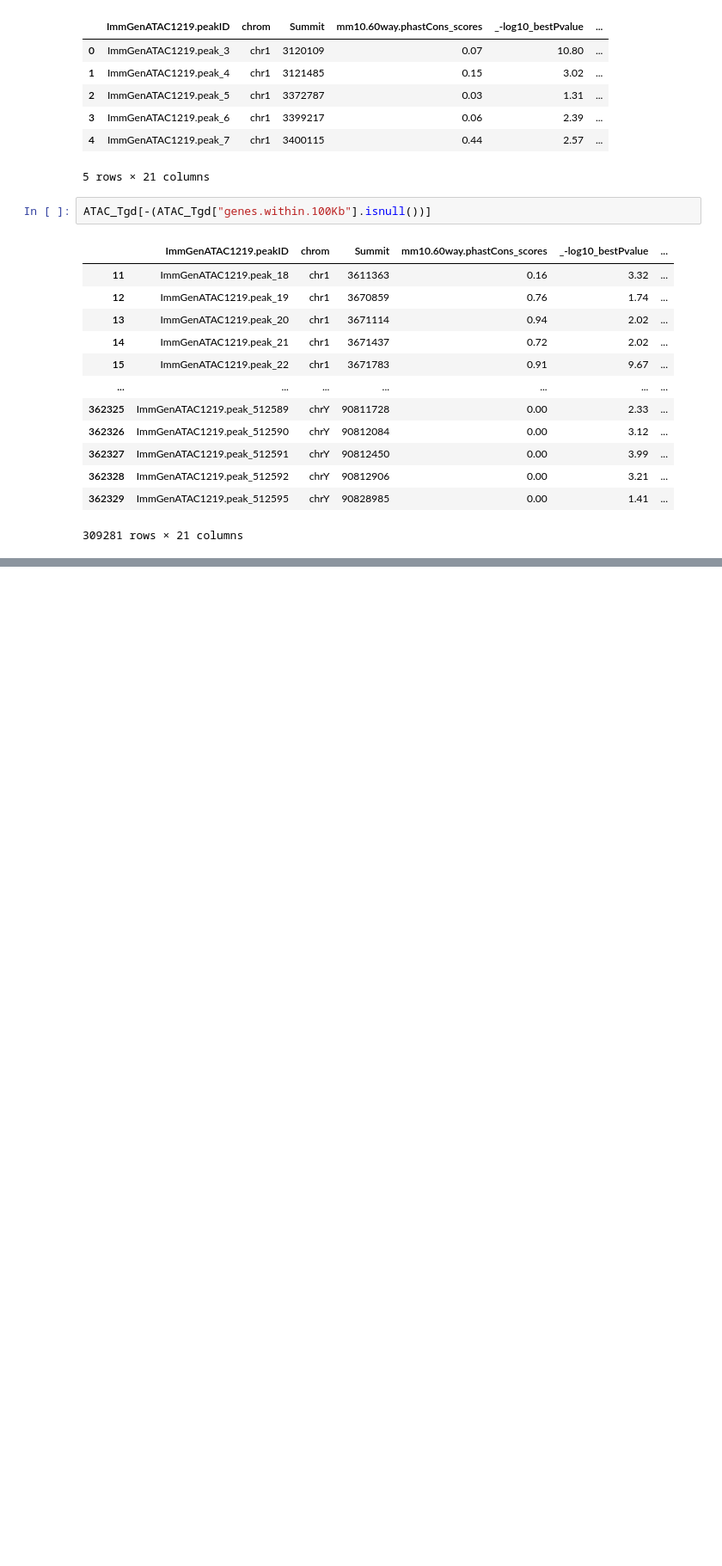
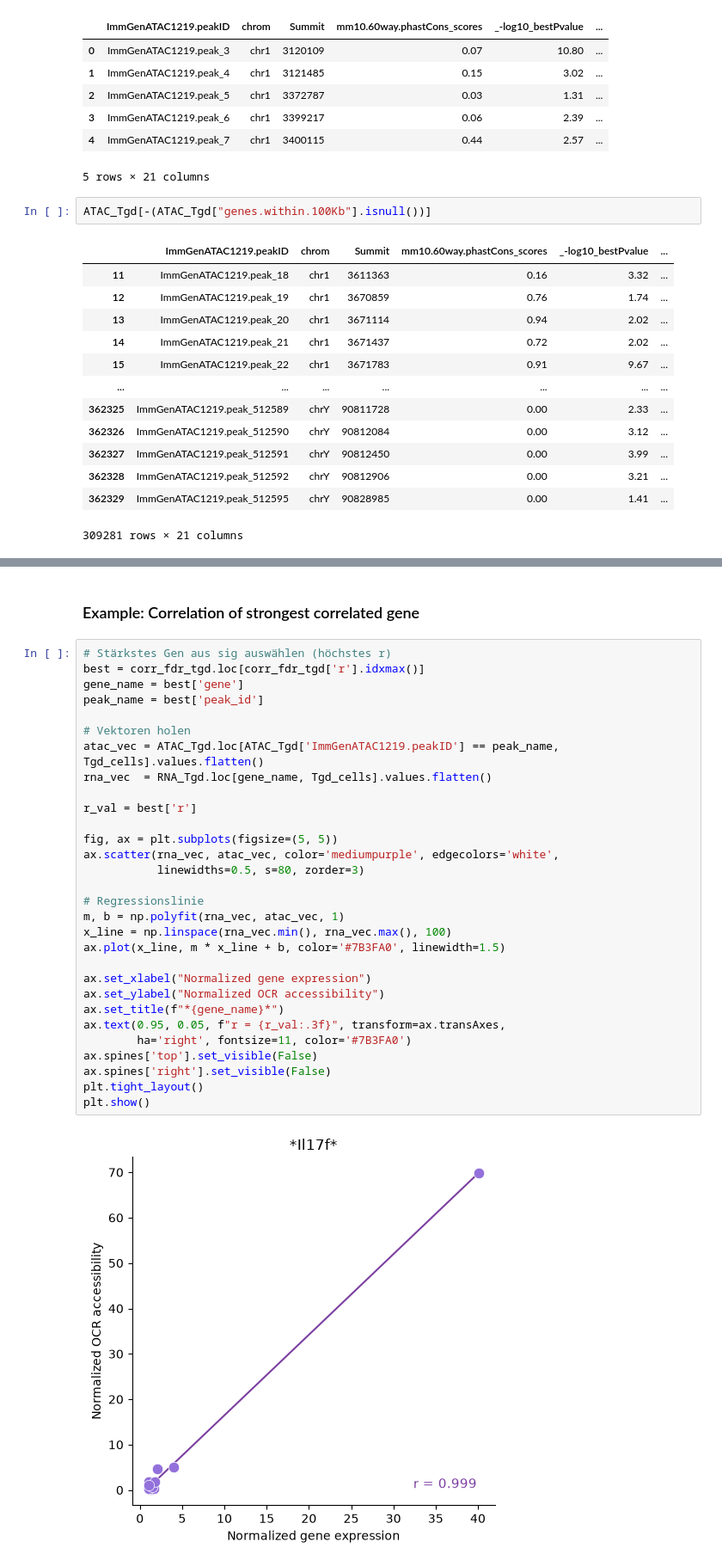
Before and after one commit to datascience-mobi-2026/topic04_team03, a Jupyter notebook: Jupyter_Lotta copy.ipynb, the cells around one changed output, grey strips where cells are left out. Shown at 86% size. Cells and saved outputs as stored; diff of their text form; blank space fills up the shorter version.

Commit message:
2.3 Correlation fertig

```diff
--- a/Jupyter_Lotta copy.ipynb
+++ b/Jupyter_Lotta copy.ipynb
@@ -467,0 +869,34 @@ results_corr.head()
+# %% [markdown]
+<h3> Example: Correlation of strongest correlated gene
+# %%
+# Stärkstes Gen aus sig auswählen (höchstes r)
+best = corr_fdr_tgd.loc[corr_fdr_tgd['r'].idxmax()]
+gene_name = best['gene']
+peak_name = best['peak_id']
+
+# Vektoren holen
+atac_vec = ATAC_Tgd.loc[ATAC_Tgd['ImmGenATAC1219.peakID'] == peak_name, Tgd_cells].values.flatten()
+rna_vec  = RNA_Tgd.loc[gene_name, Tgd_cells].values.flatten()
+
+r_val = best['r']
+
+fig, ax = plt.subplots(figsize=(5, 5))
+ax.scatter(rna_vec, atac_vec, color='mediumpurple', edgecolors='white',
+           linewidths=0.5, s=80, zorder=3)
+
+# Regressionslinie
+m, b = np.polyfit(rna_vec, atac_vec, 1)
+x_line = np.linspace(rna_vec.min(), rna_vec.max(), 100)
+ax.plot(x_line, m * x_line + b, color='#7B3FA0', linewidth=1.5)
+
+ax.set_xlabel("Normalized gene expression")
+ax.set_ylabel("Normalized OCR accessibility")
+ax.set_title(f"*{gene_name}*")
+ax.text(0.95, 0.05, f"r = {r_val:.3f}", transform=ax.transAxes,
+        ha='right', fontsize=11, color='#7B3FA0')
+ax.spines['top'].set_visible(False)
+ax.spines['right'].set_visible(False)
+plt.tight_layout()
+plt.show()
+# %% [output]
+[figure, added]
```
Also changed, not shown: parts of 50 cells of this notebook.
